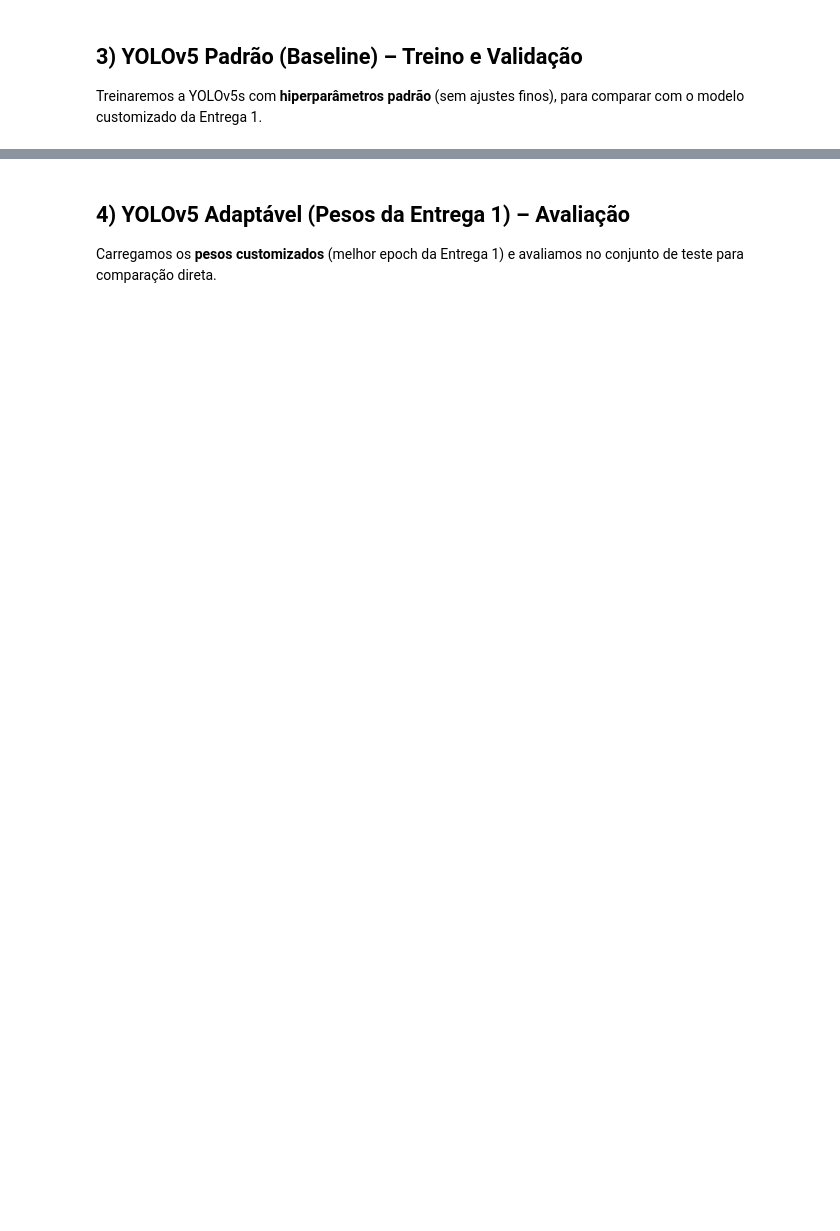
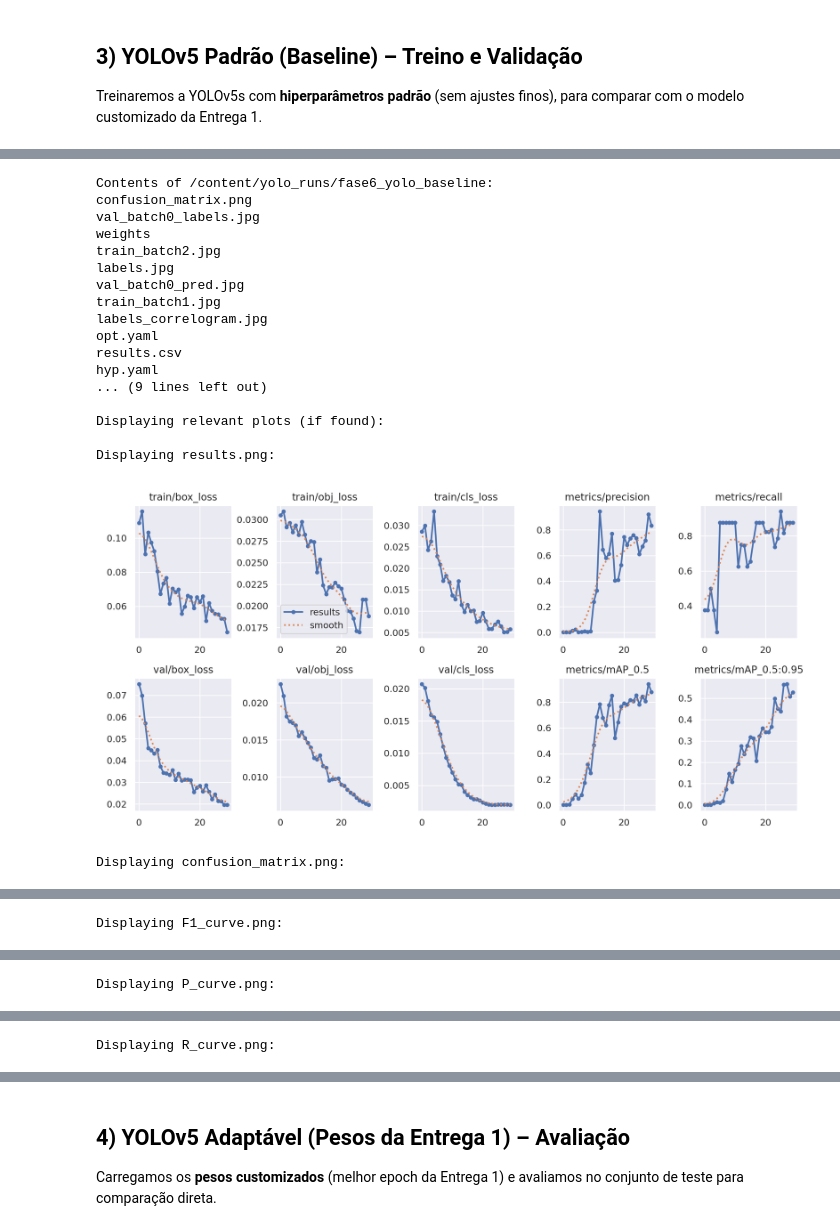
Before and after one commit to mariomelofilho/FarmTech-Vision-YOLO, a Jupyter notebook: notebooks/parte2_fase6_cap1.ipynb, the cells around one changed output, grey strips where cells are left out. Cells and saved outputs as stored; diff of their text form; code cells hidden in the pictures; blank space fills up the shorter version.

```diff
--- a/notebooks/parte2_fase6_cap1.ipynb
+++ b/notebooks/parte2_fase6_cap1.ipynb
@@ -86,0 +169,50 @@ print("✅ Treino baseline finalizado em:", BASELINE_EXP_DIR)
+# %%
+import os
+import matplotlib.pyplot as plt
+from IPython.display import Image, display
+
+results_dir = "/content/yolo_runs/fase6_yolo_baseline"
+
+print(f"Contents of {results_dir}:")
+for item in os.listdir(results_dir):
+    print(item)
+
+# Try to display results.txt
+results_txt_path = os.path.join(results_dir, 'results.txt')
+if os.path.exists(results_txt_path):
+    print("\nContents of results.txt:")
+    with open(results_txt_path, 'r') as f:
+        print(f.read())
+else:
+    print("\nresults.txt not found.")
+
+# Try to display relevant plots (e.g., results.png, confusion_matrix.png)
+plot_files = ['results.png', 'confusion_matrix.png', 'F1_curve.png', 'P_curve.png', 'R_curve.png']
+print("\nDisplaying relevant plots (if found):")
+for plot_file in plot_files:
+    plot_path = os.path.join(results_dir, plot_file)
+    if os.path.exists(plot_path):
+        print(f"\nDisplaying {plot_file}:")
+        display(Image(plot_path))
+    else:
+        print(f"{plot_file} not found.")
+# %% [output]
+Contents of /content/yolo_runs/fase6_yolo_baseline:
+confusion_matrix.png
+val_batch0_labels.jpg
+weights
+train_batch2.jpg
+labels.jpg
+val_batch0_pred.jpg
+train_batch1.jpg
+labels_correlogram.jpg
+opt.yaml
+results.csv
+hyp.yaml
+... (9 lines left out)
+
+Displaying relevant plots (if found):
+
+Displaying results.png:
+[figure, added]
+Displaying confusion_matrix.png:
@@ -86,0 +220 @@ print("✅ Treino baseline finalizado em:", BASELINE_EXP_DIR)
+Displaying F1_curve.png:
@@ -86,0 +222 @@ print("✅ Treino baseline finalizado em:", BASELINE_EXP_DIR)
+Displaying P_curve.png:
@@ -86,0 +224 @@ print("✅ Treino baseline finalizado em:", BASELINE_EXP_DIR)
+Displaying R_curve.png:
```
Also changed, not shown: parts of 20 cells of this notebook, 1 other file.
